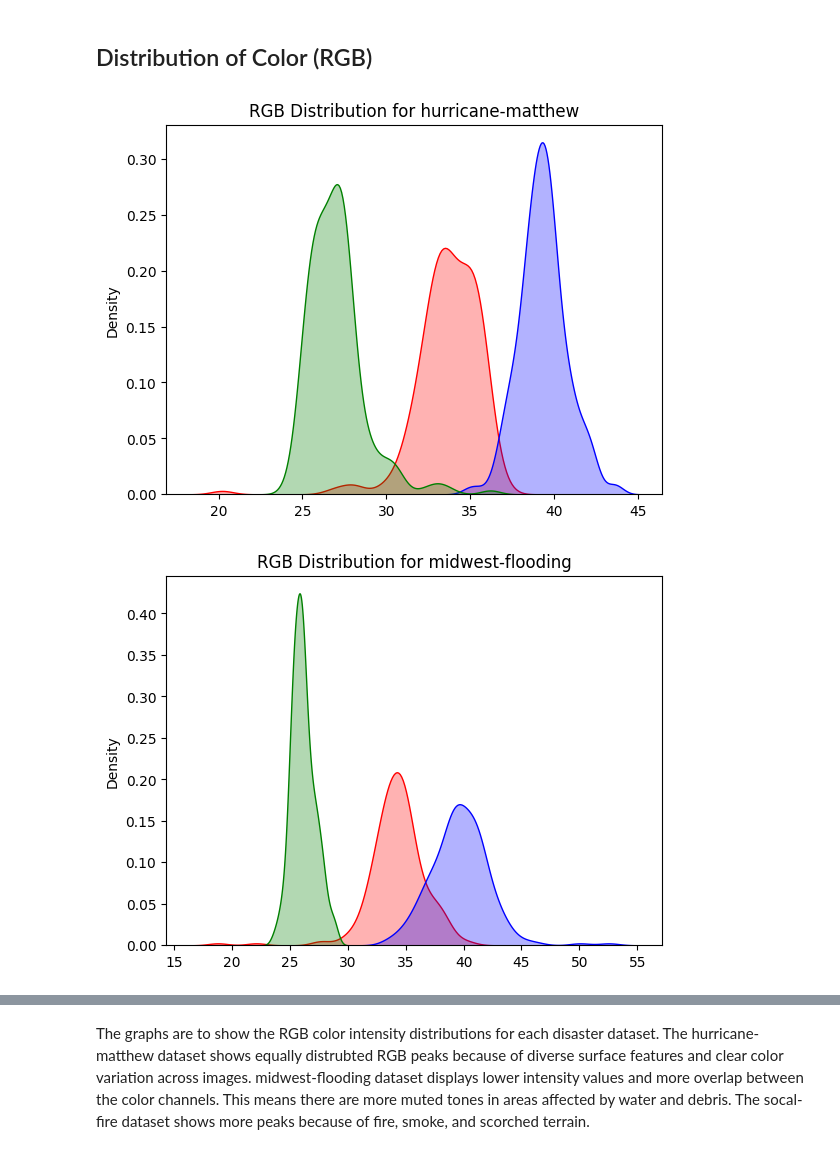
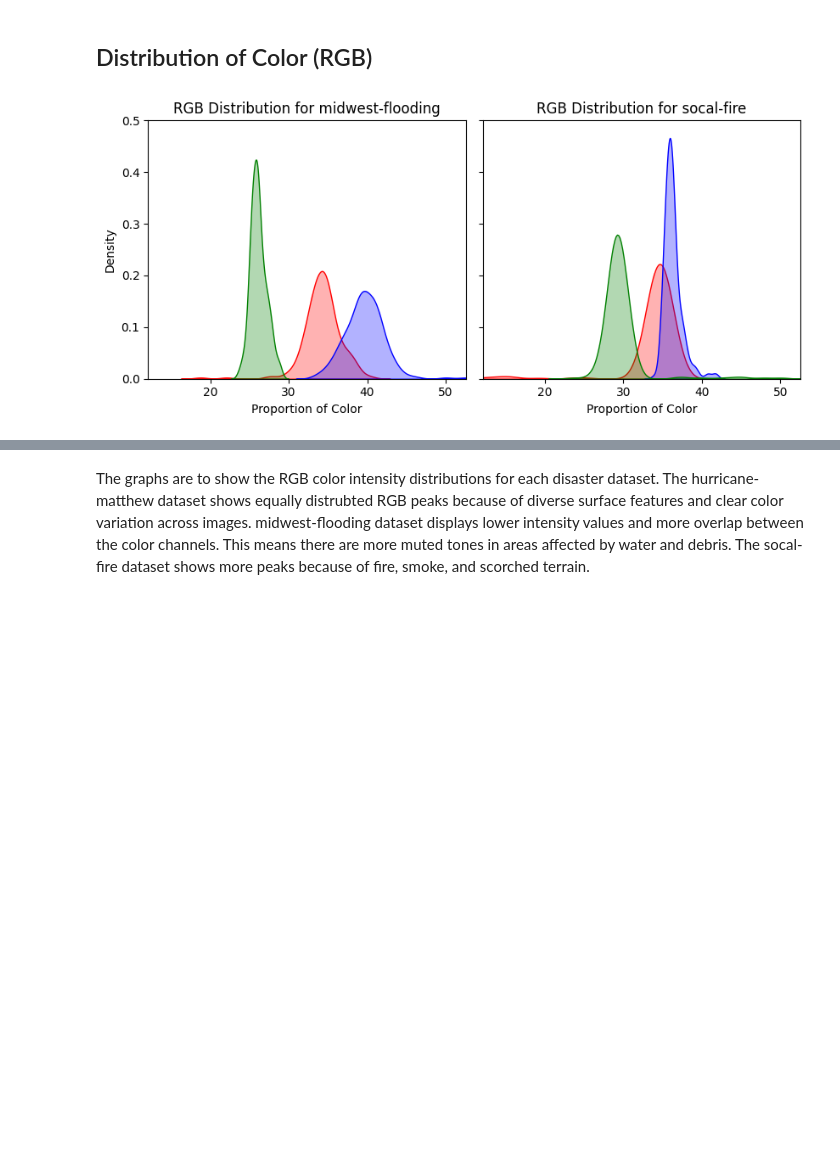
Before and after one commit to lilyhirano/Disaster-Visualization, a Jupyter notebook: EDA.ipynb, the cells around one changed output, grey strips where cells are left out. Saved outputs shown, nothing was run; the diff lists cells and outputs as text; code cells hidden in the pictures; blank space fills up the shorter version.

Commit message:
update some eda plots

```diff
--- a/EDA.ipynb
+++ b/EDA.ipynb
@@ -63,14 +63,14 @@ We analyzed the consistency of image dimensions across disasters to identify abn
 # %% [markdown]
 ## Distribution of Damage Labels
 # %%
-for d in disaster_list:
-    damage_counts = pd.Series(data[d]["labels"]).value_counts().sort_index()
-    damage_counts.columns = ['Damage Level', 'count']
-    plt.figure()
-    plt.title(f'Damage Distribution for {d}')
-    sns.barplot(damage_counts)
-    plt.xlabel('Damage Level')
-    plt.ylabel('Count')
-    plt.tight_layout()
+d = 'hurricane-matthew'
+damage_counts = pd.Series(data[d]["labels"]).value_counts().sort_index()
+damage_counts.columns = ['Damage Level', 'count']
+plt.figure()
+plt.title(f'Damage Distribution for Hurricane Matthew')
+sns.barplot(damage_counts)
+plt.xlabel('Damage Level')
+plt.ylabel('Count')
+plt.tight_layout()
 # %% [output]
 [figure]
@@ -97,16 +95,34 @@ def extract_RGB_percentage(image):
     b_percent = (b.sum() / total) * 100
     return r_percent, g_percent, b_percent
 # %%
-for d in disaster_list:
-    rgb_percentage = [extract_RGB_percentage(img) for img in data[d]['images']]
-    rgb_df = pd.DataFrame(rgb_percentage)
-    rgb_df.columns = ['red', 'blue', 'green']
-    plt.figure()
-    sns.kdeplot(rgb_df, x='red', fill=True, alpha=0.3, color='red')
-    sns.kdeplot(rgb_df, x='blue', fill=True, alpha=0.3, color='blue')
-    sns.kdeplot(rgb_df, x='green', fill=True, alpha=0.3, color='green')
-    plt.title(f'RGB Distribution for {d}')
-    plt.xlabel('')
+type_list = ['midwest-flooding','socal-fire']
+
+rgb_percentage = []
+for d in type_list:
+    temp = [extract_RGB_percentage(img) for img in data[d]['images']]
+    rgb_percentage.append(pd.DataFrame(temp, columns=['red','blue','green']))
+
+fig, axes = plt.subplots(1, len(type_list), figsize=(8, 4), sharex=True, sharey=True)
+x_min = min(df.min().min() for df in rgb_percentage)
+x_max = max(df.max().max() for df in rgb_percentage)
+
+for i, d in enumerate(type_list):
+    rgb_df = rgb_percentage[i]
+
+    sns.kdeplot(rgb_df, x='red', fill=True, alpha=0.3, color='red', ax=axes[i])
+    sns.kdeplot(rgb_df, x='blue', fill=True, alpha=0.3, color='blue', ax=axes[i])
+    sns.kdeplot(rgb_df, x='green', fill=True, alpha=0.3, color='green', ax=axes[i])
+
+    axes[i].set_title(f'RGB Distribution for {d}')
+    axes[i].set_xlabel('Proportion of Color')
+    axes[i].set_ylabel('Density')
+    axes[i].set_xlim(x_min, x_max)
+    axes[i].set_ylim(0, 0.5)
+
+    ax.legend(loc='upper right', fontsize=10)
+
+
+plt.tight_layout()
+plt.show()
 # %% [output]
-[figure, old version]
+[figure, new version]
-[figure, removed]
```
Also changed, not shown: parts of 2 cells of this notebook, 2 other files.
